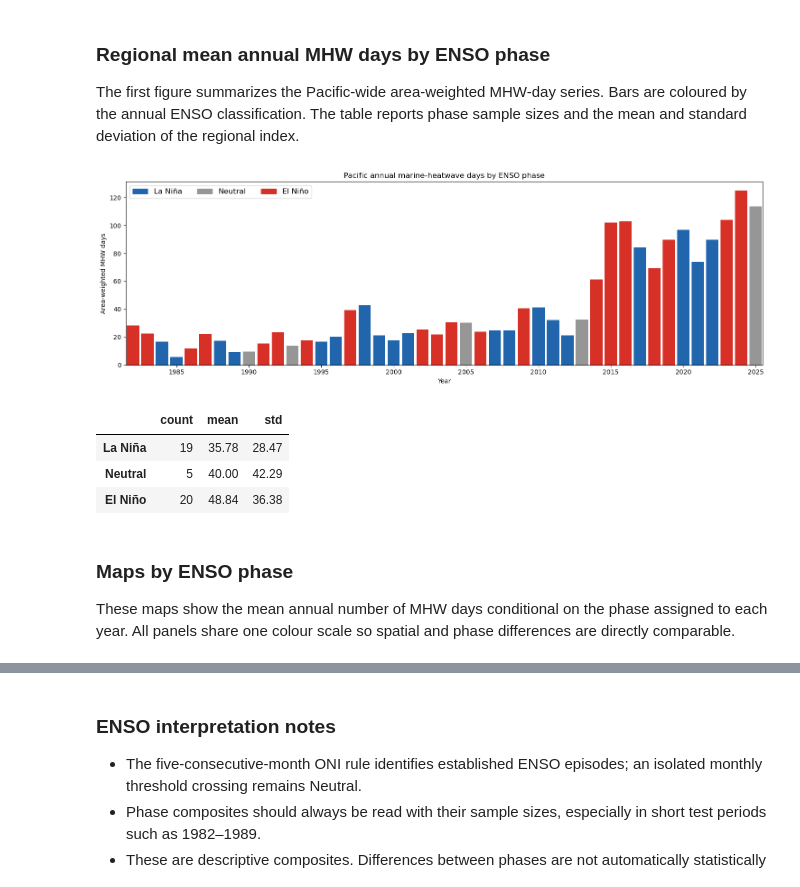
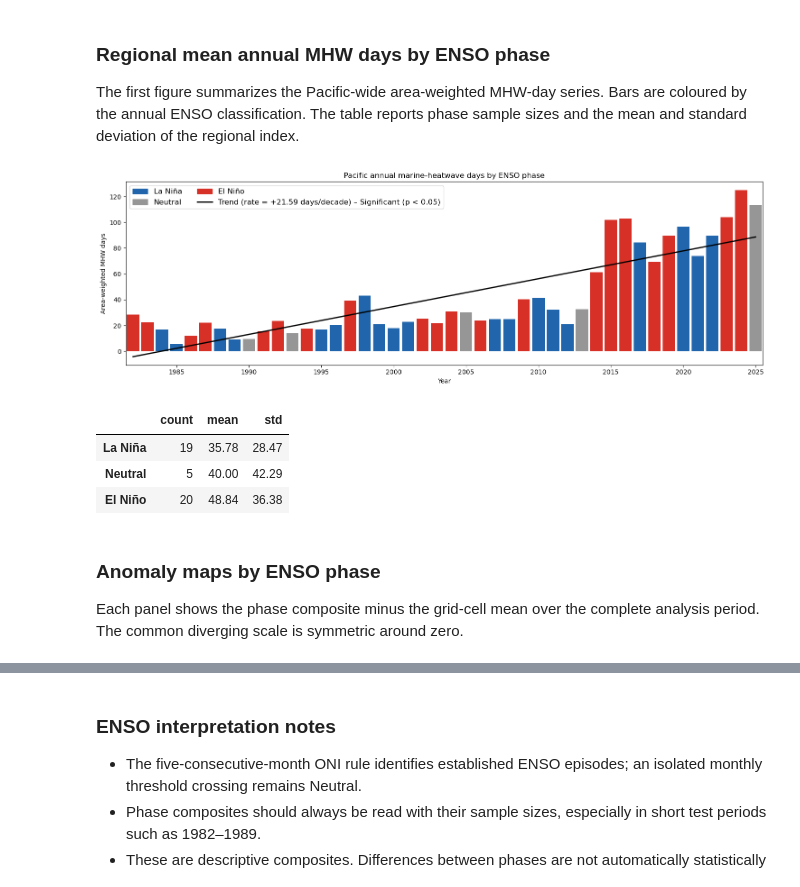
Before and after one commit to lauracagigal/CIndRA, a Jupyter notebook: notebooks/historical/Regional/sea_surface_temperature/mhw_regional.ipynb, the cells around one changed output, grey strips where cells are left out. Cells and saved outputs as stored; diff of their text form; code cells hidden in the pictures.

```diff
--- a/notebooks/historical/Regional/sea_surface_temperature/mhw_regional.ipynb
+++ b/notebooks/historical/Regional/sea_surface_temperature/mhw_regional.ipynb
@@ -172,14 +172,24 @@ def analyse_cell(temp):
     )
     annual_days = np.zeros(len(years), dtype=float)
     annual_count = np.zeros(len(years), dtype=float)
+    annual_max_category = np.zeros(len(years), dtype=float)
+    durations_by_year = [[] for _ in years]
+    category_codes = {'Moderate': 1, 'Strong': 2, 'Severe': 3, 'Extreme': 4}
     for i in range(events['n_events']):
         event_dates = dates[events['index_start'][i]:events['index_end'][i] + 1]
         for year, count in pd.Series(event_dates.year).value_counts().items():
             if start_year <= year <= end_year:
                 annual_days[year - start_year] += count
-        start_event_year = events['date_start'][i].year
-        if start_year <= start_event_year <= end_year:
-            annual_count[start_event_year - start_year] += 1
+        event_year = events['date_start'][i].year
+        if start_year <= event_year <= end_year:
+            year_index = event_year - start_year
+            annual_count[year_index] += 1
+            durations_by_year[year_index].append(events['duration'][i])
+            event_category = category_codes.get(events['category'][i], 0)
+            annual_max_category[year_index] = max(annual_max_category[year_index], event_category)
+    annual_median_duration = np.array([
+        np.median(values) if values else 0.0 for values in durations_by_year
+    ])
     valid_years = np.ones(len(years), dtype=bool)
     if dates.min() > pd.Timestamp(f'{start_year}-01-01'): valid_years[0] = False
     if dates.max() < pd.Timestamp(f'{end_year}-12-31'): valid_years[-1] = False
@@ -188,6 +198,6 @@ def analyse_cell(temp):
         annual_days.mean(), slope, annual_count.mean(),
         np.nanmean(events['duration']) if events['n_events'] else 0.0,
         np.nanmean(events['intensity_max']) if events['n_events'] else 0.0,
-        annual_days,
+        annual_days, annual_count, annual_max_category, annual_median_duration,
     )
 # %%
@@ -434,31 +545,43 @@ The first figure summarizes the Pacific-wide area-weighted MHW-day series. Bars
 # %%
 area_weights = np.cos(np.deg2rad(metrics.lat))
 regional_annual_days = metrics.annual_mhw_days.weighted(area_weights).mean(('lat', 'lon')).to_series()
 regional_enso = pd.DataFrame({'mhw_days': regional_annual_days}).join(enso_yearly.rename('ENSO'))
 
 fig, ax = plt.subplots(figsize=(15, 5))
 bar_colors = regional_enso.ENSO.map(phase_colors)
 ax.bar(regional_enso.index, regional_enso.mhw_days, color=bar_colors, width=0.85)
+valid = regional_enso.mhw_days.notna()
+trend_result = stats.linregress(regional_enso.index[valid], regional_enso.loc[valid, 'mhw_days'])
+significant = trend_result.pvalue < 0.05
+trend_style = '-' if significant else '--'
+significance_text = 'Significant (p < 0.05)' if significant else 'Not significant (p ≥ 0.05)'
+trend_line, = ax.plot(
+    regional_enso.index[valid],
+    trend_result.intercept + trend_result.slope * regional_enso.index[valid],
+    color='black', lw=2, linestyle=trend_style,
+    label=f'Trend (rate = {trend_result.slope * 10:+.2f} days/decade) – {significance_text}',
+)
 handles = [plt.Rectangle((0, 0), 1, 1, color=phase_colors[p], label=phase_labels[p]) for p in phase_order]
-ax.legend(handles=handles, ncol=3, fontsize=12)
+handles.append(trend_line)
+ax.legend(handles=handles, ncol=2, fontsize=12)
 ax.set(xlabel='Year', ylabel='Area-weighted MHW days',
        title='Pacific annual marine-heatwave days by ENSO phase')
 ax.set_xlim(years.min() - 0.5, years.max() + 0.5)
 fig.tight_layout()
 fig.savefig(fig_dir / 'MHW_regional_annual_days_ENSO.png', dpi=300, bbox_inches='tight')
 plt.show()
 
 regional_enso_summary = regional_enso.groupby('ENSO').mhw_days.agg(['count', 'mean', 'std']).reindex(phase_order)
 regional_enso_summary.index = [phase_labels[p] for p in regional_enso_summary.index]
 regional_enso_summary.round(2)
 # %% [output]
-[figure, old version]
+[figure, new version]
 |  | count | mean | std |
 | La Niña | 19 | 35.78 | 28.47 |
 | Neutral | 5 | 40.00 | 42.29 |
 | El Niño | 20 | 48.84 | 36.38 |
 # %% [markdown]
-### Maps by ENSO phase
+### Anomaly maps by ENSO phase
 
-These maps show the mean annual number of MHW days conditional on the phase assigned to each year. All panels share one colour scale so spatial and phase differences are directly comparable.
+Each panel shows the phase composite minus the grid-cell mean over the complete analysis period. The common diverging scale is symmetric around zero.
 # %%
```
Also changed, not shown: parts of 10 cells of this notebook, 23 other files.
